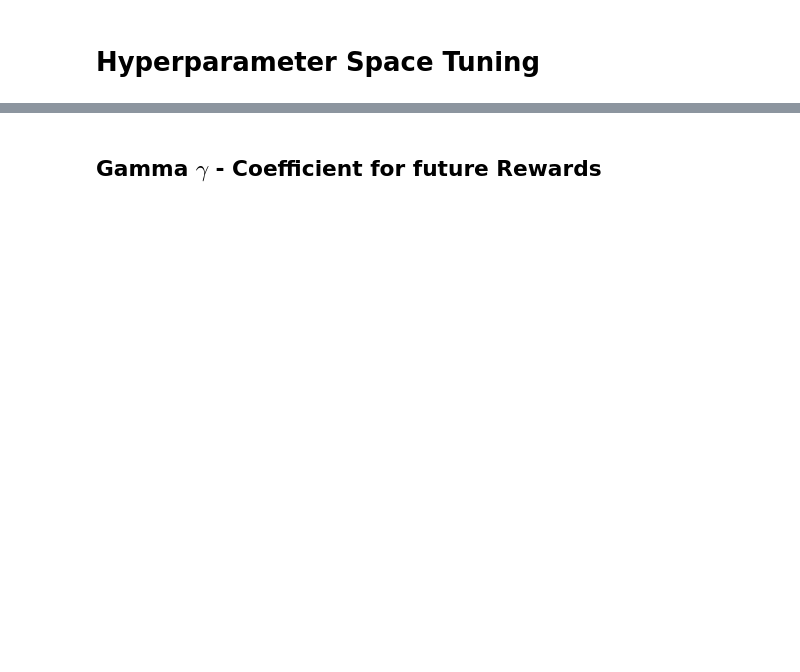
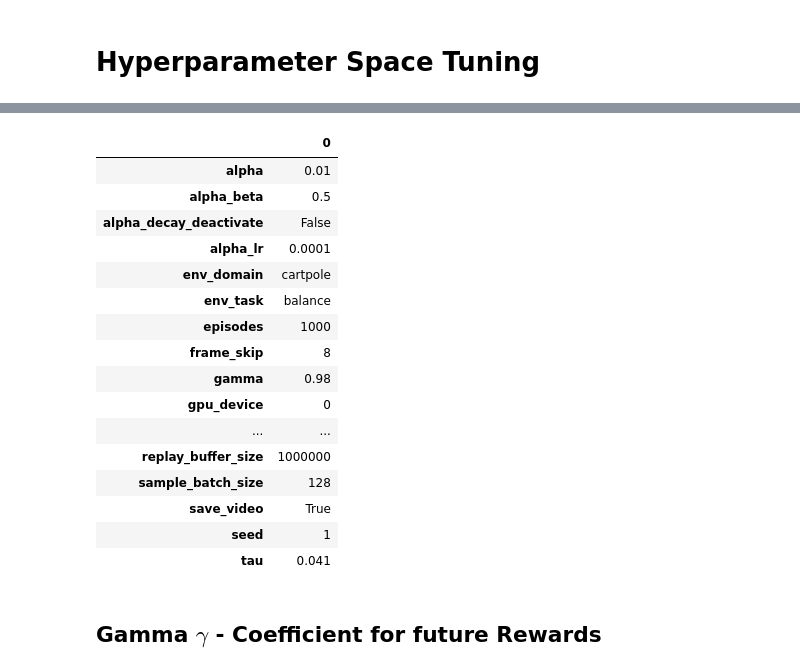
Before and after one commit to dxvidparham/DTU-RL-Sample-Efficiency, a Jupyter notebook: evaluations.ipynb, the cells around one changed output, grey strips where cells are left out. Drawn from its saved outputs; the diff is of its cells as text; code cells hidden in the pictures; blank space fills up the shorter version.

```diff
--- a/evaluations.ipynb
+++ b/evaluations.ipynb
@@ -30,2 +78,22 @@ The above described files are representing the core of the repository. For more
+# %%
+parameter
+# %% [output]
+|  | 0 |
+| alpha | 0.01 |
+| alpha_beta | 0.5 |
+| alpha_decay_deactivate | False |
+| alpha_lr | 0.0001 |
+| env_domain | cartpole |
+| env_task | balance |
+| episodes | 1000 |
+| frame_skip | 8 |
+| gamma | 0.98 |
+| gpu_device | 0 |
+| ... | ... |
+| replay_buffer_size | 1000000 |
+| sample_batch_size | 128 |
+| save_video | True |
+| seed | 1 |
+| tau | 0.041 |
 # %% [markdown]
 ## Gamma $\gamma$ - Coefficient for future Rewards
```
Also changed, not shown: parts of 17 cells of this notebook, 5 other files.
